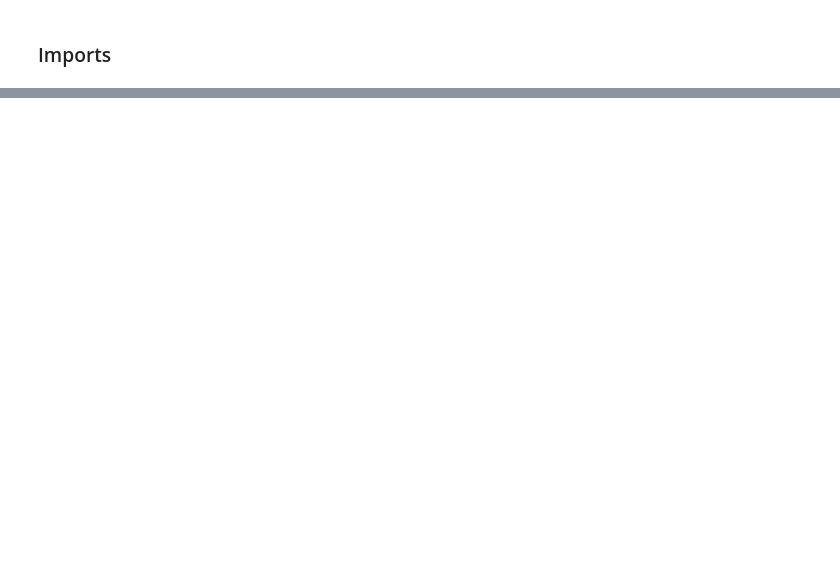
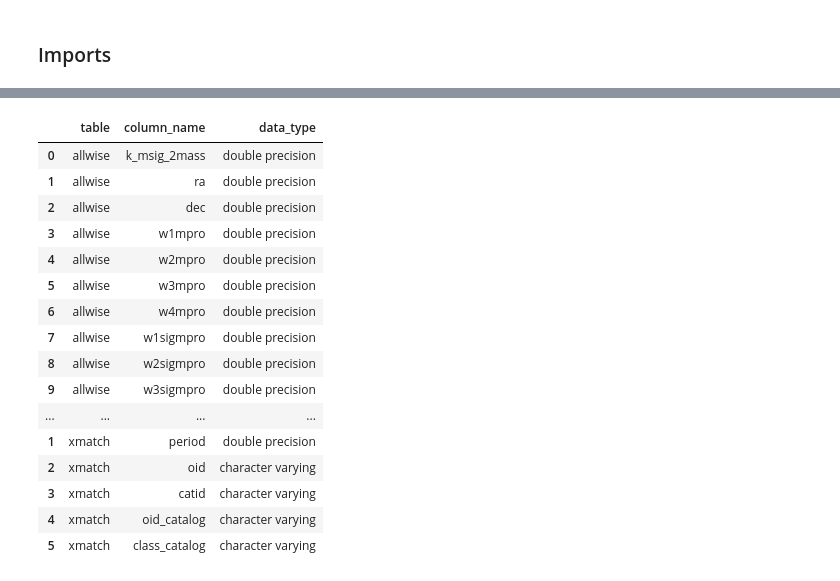
Before and after one commit to vecheto/Classifying-Asteroids, a Jupyter notebook: data_cleaning.ipynb, the cells around one changed output, grey strips where cells are left out. Saved outputs shown, nothing was run; the diff lists cells and outputs as text; code cells hidden in the pictures; blank space fills up the shorter version.

```diff
--- a/data_cleaning.ipynb
+++ b/data_cleaning.ipynb
@@ -32,0 +52,8 @@ client = Alerce()
+# %%
+query = """
+SELECT table_name  FROM information_schema.tables
+WHERE table_schema='alerce'
+ORDER BY table_name;
+"""
+tables = pd.read_sql_query(query, conn)
+tables.sort_values(by="table_name")
@@ -32,0 +78,30 @@ client = Alerce()
+# %%
+alltabs = []
+for tab in sorted(tables.table_name):
+    cols = pd.DataFrame()
+    query = "select column_name, data_type from information_schema.columns where table_name = '%s';" % tab
+    results = pd.read_sql_query(query, conn)
+    results["table"] = tab
+    alltabs.append(results)
+dftab = pd.concat(alltabs)
+pd.options.display.max_rows = 999
+display(dftab[["table", "column_name", "data_type"]])
+pd.options.display.max_rows = 101
+# %% [output]
+|  | table | column_name | data_type |
+| 0 | allwise | k_msig_2mass | double precision |
+| 1 | allwise | ra | double precision |
+| 2 | allwise | dec | double precision |
+| 3 | allwise | w1mpro | double precision |
+| 4 | allwise | w2mpro | double precision |
+| 5 | allwise | w3mpro | double precision |
+| 6 | allwise | w4mpro | double precision |
+| 7 | allwise | w1sigmpro | double precision |
+| 8 | allwise | w2sigmpro | double precision |
+| 9 | allwise | w3sigmpro | double precision |
+| ... | ... | ... | ... |
+| 1 | xmatch | period | double precision |
+| 2 | xmatch | oid | character varying |
+| 3 | xmatch | catid | character varying |
+| 4 | xmatch | oid_catalog | character varying |
+| 5 | xmatch | class_catalog | character varying |
```
Also changed, not shown: parts of 16 cells of this notebook, 1 other file.
